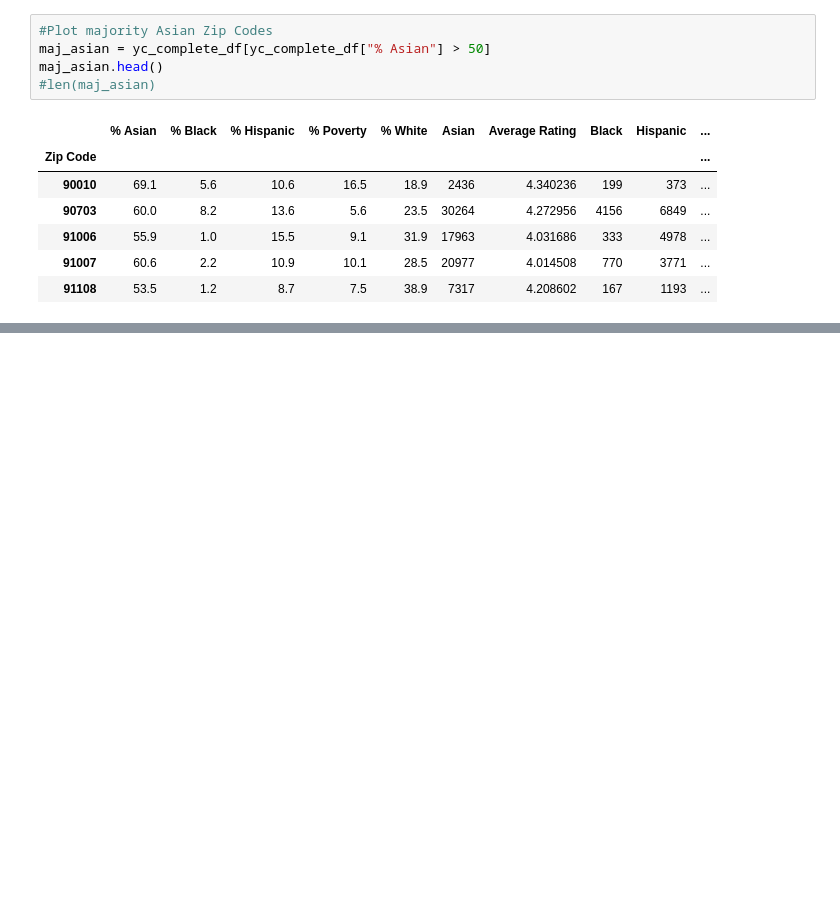
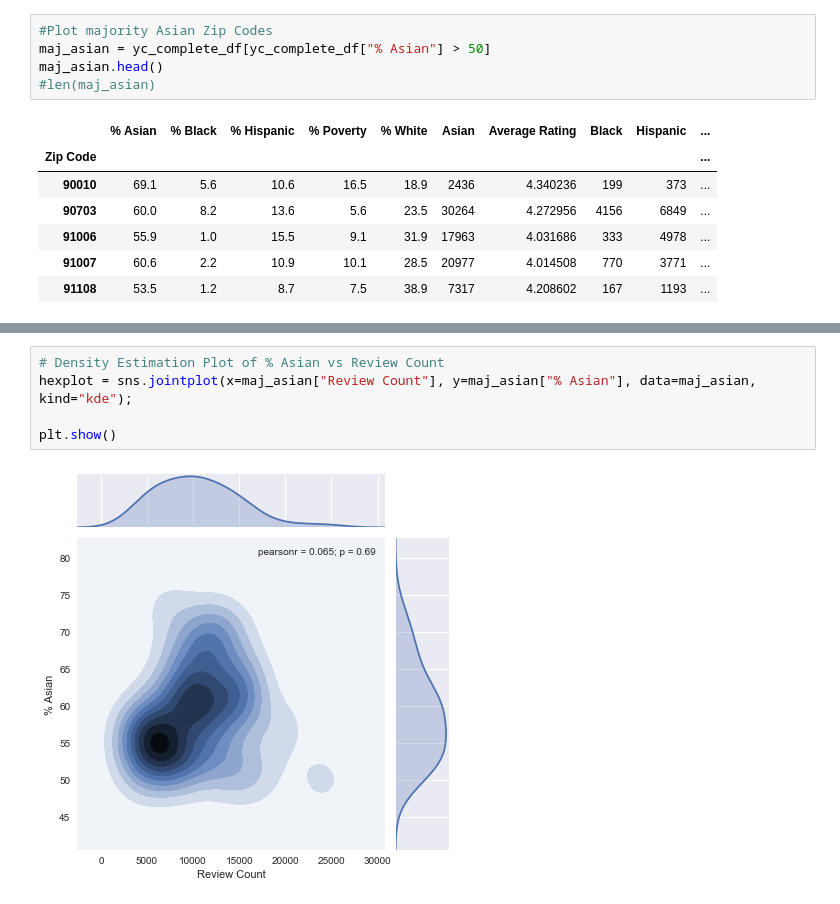
Before and after one commit to shethmonali/Project-One, a Jupyter notebook: Yelp_Census_Ethnicity_Analysis.ipynb, the cells around one changed output, grey strips where cells are left out. Drawn from its saved outputs; the diff is of its cells as text; blank space fills up the shorter version.

```diff
--- a/Yelp_Census_Ethnicity_Analysis.ipynb
+++ b/Yelp_Census_Ethnicity_Analysis.ipynb
@@ -207,3 +207,10 @@ sns.set()
+# %%
+# Density Estimation Plot of % Asian vs Review Count
+hexplot = sns.jointplot(x=maj_asian["Review Count"], y=maj_asian["% Asian"], data=maj_asian, kind="kde");
+
+plt.show()
+# %% [output]
+[figure, added]
 # %%
 #Plot majority Hispanic Zip Codes
 maj_hisp = yc_complete_df[yc_complete_df["% Hispanic"] > 40]
```
Also changed, not shown: parts of 9 cells of this notebook.
